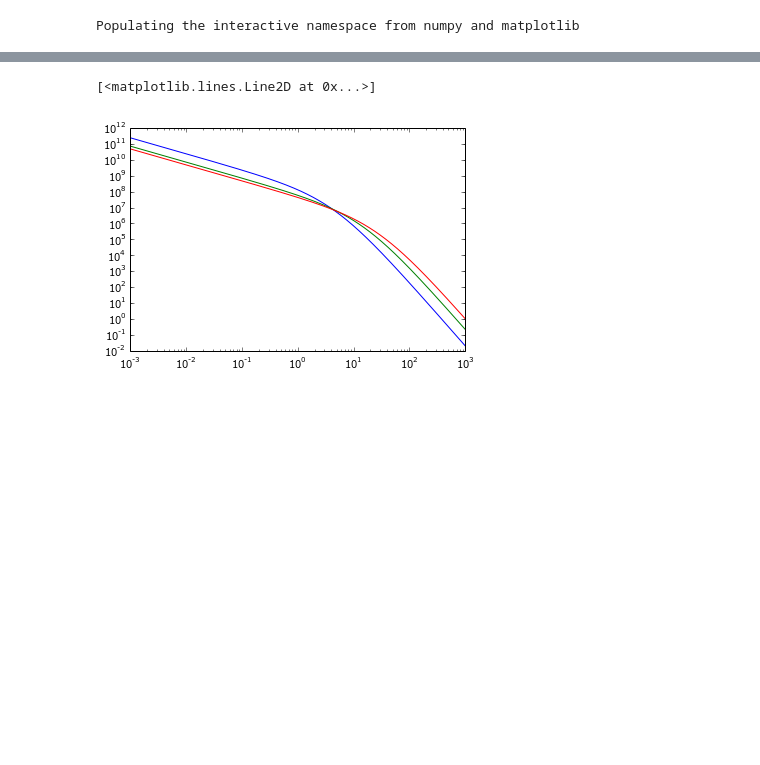
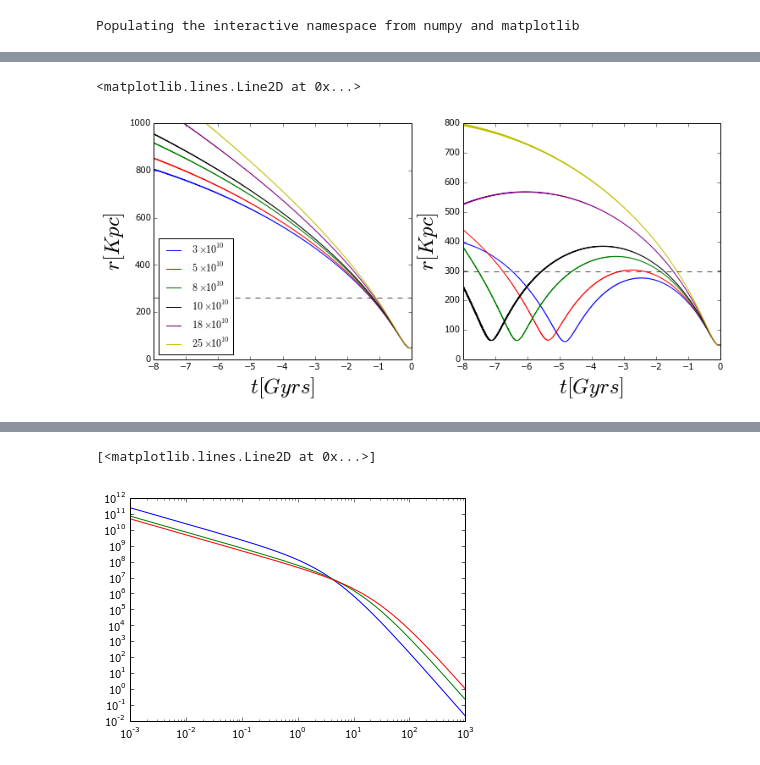
Before and after one commit to jngaravitoc/LMC-MW, a Jupyter notebook: code/df_models.ipynb, the cells around one changed output, grey strips where cells are left out. Cells and saved outputs as stored; diff of their text form; code cells hidden in the pictures; blank space fills up the shorter version.

```diff
--- a/code/df_models.ipynb
+++ b/code/df_models.ipynb
@@ -24,0 +71,38 @@ def reading_data(snap_name):
+# %%
+figure(figsize=(12, 5))
+
+subplot(1, 2, 1)
+plot(t1, Rgal1, label=r'$3 \times 10^{10}$')
+plot(t2, Rgal2, label=r'$5 \times 10^{10}$', c='r')
+plot(t3, Rgal3, label=r'$8 \times 10^{10}$', c='g')
+plot(t4, Rgal4, label=r'$10 \times 10^{10}$', c='k')
+plot(t5, Rgal5, label=r'$18 \times 10^{10}$', c='purple')
+plot(t6, Rgal6, label=r'$25 \times 10^{10}$', c='y')
+
+ylim(0, 1000)
+
+xlabel('$t[Gyrs]$', fontsize=25)
+ylabel('$r[Kpc]$', fontsize=25)
+axhline(261, ls='--', c='k', alpha=0.7)
+legend(loc='best', fontsize=12, ncol=1)
+
+#legend(loc='best', fontsize=15)
+subplot(1, 2, 2)
+plot(t1_2, Rgal1_2, label=r'$3 \times 10^{10}$', c='b')
+plot(t2_2, Rgal2_2, label=r'$5 \times 10^{10}$', c='r')
+plot(t3_2, Rgal3_2, label=r'$8 \times 10^{10}$', c='g')
+plot(t4_2, Rgal4_2, label=r'$10 \times 10^{10}$', c='k')
+plot(t5_2, Rgal5_2, label=r'$18 \times 10^{10}$', c='purple')
+plot(t6_2, Rgal6_2, label=r'$25 \times 10^{10}$', c='y')
+
+
+xlabel('$t[Gyrs]$', fontsize=25)
+ylabel('$r[Kpc]$', fontsize=25)
+
+axhline(299, ls='--', c='k', alpha=0.7)
+#ylim(0, 800)
+
+#savefig('df_test.png', bbox_inches='tight')
+# %% [output]
+<matplotlib.lines.Line2D at 0x...>
+[figure, added]
```
Also changed, not shown: parts of 19 cells of this notebook.
